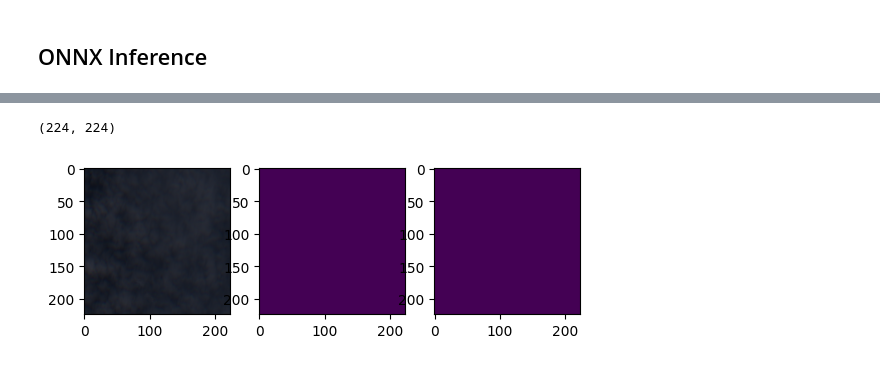
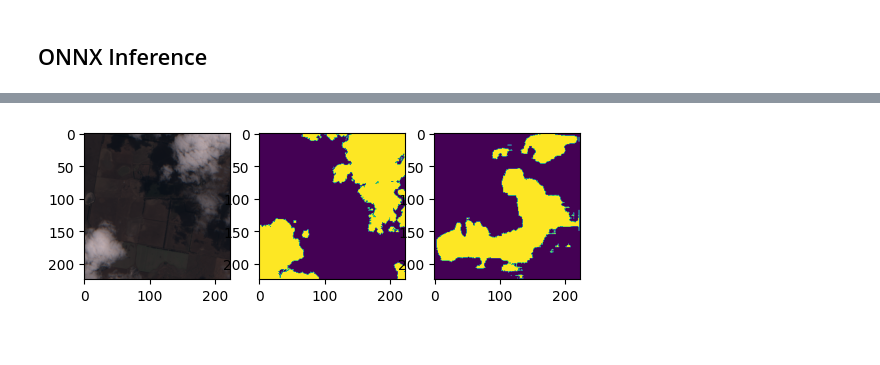
Before and after one commit to March-08/sentinel_cloud_coverage, a Jupyter notebook: notebooks/1.0-mp-inference.ipynb, the cells around one changed output, grey strips where cells are left out. Drawn from its saved outputs; the diff is of its cells as text; code cells hidden in the pictures.

```diff
--- a/notebooks/1.0-mp-inference.ipynb
+++ b/notebooks/1.0-mp-inference.ipynb
@@ -88,6 +84,6 @@ torch.Size([2, 224, 224])
 # %%
-image_path = '../data/images_patches/img_32_patch_16.npy'
-mask_path = '../data/masks_patches/mask_32_patch_16.npy'
+image_path = '../data/images_patches/img_71_patch_16.npy'
+mask_path = '../data/masks_patches/mask_71_patch_16.npy'
 
 img = np.load(image_path)
 mask = np.load(mask_path)
@@ -102,6 +98,6 @@ plt.imshow(img[:,:,[0,1,2]]) # for visualization we have to transpose back to HW
 plt.subplot(1,3,2)
 plt.imshow(mask) # for visualization we have to remove 3rd dimension of mask
 plt.subplot(1,3,3)
-plt.imshow(pred.float().argmax(dim=0))
+plt.imshow(pred)
 plt.show()
 # %% [output]
@@ -113,11 +109,23 @@ torch.Size([2, 224, 224])
 def to_numpy(tensor):
         return tensor.detach().cpu().numpy() if tensor.requires_grad else tensor.cpu().numpy()
 def preprocess(img):
+        '''
+        input img shape :(224, 224, 4)
+        output normalized img shape: (4, 224, 224)
+        '''
+        print(img.shape)
         img = torch.from_numpy(img).cpu().permute(2,0,1).unsqueeze(0)
         img = (img - img.mean())/img.std()
         return img.numpy()
+
+def sigmoid(x):
+  return 1 / (1 + math.exp(-x))
+sigmoid_v = np.vectorize(sigmoid)
+
+def post_process(ort_outs):
+        return sigmoid_v(ort_outs[0][0,0,:,:]) > 0.5
 # %%
-onnx_model = '../outputs/unet3.onnx'
+onnx_model = '../outputs/unet.onnx'
 
 onnx_model = onnx.load(onnx_model)
 onnx.checker.check_model(onnx_model)
@@ -141,14 +141,10 @@ array([[1, 1, 1, ..., 1, 1, 1],
-# %%
-np.argmax(ort_outs[0].squeeze(0),0).shape
-# %% [output]
-(224, 224)
 # %%
 plt.subplot(1,3,1)
 plt.imshow(img[:,:,[0,1,2]]) # for visualization we have to transpose back to HWC
 plt.subplot(1,3,2)
 plt.imshow(mask) # for visualization we have to remove 3rd dimension of mask
 plt.subplot(1,3,3)
-plt.imshow(np.argmax(ort_outs[0].squeeze(0),0))
+plt.imshow(post_process(ort_outs))
 plt.show()
 # %% [output]
-[figure, old version]
+[figure, new version]
```
Also changed, not shown: parts of 6 cells of this notebook, 6 other files.
